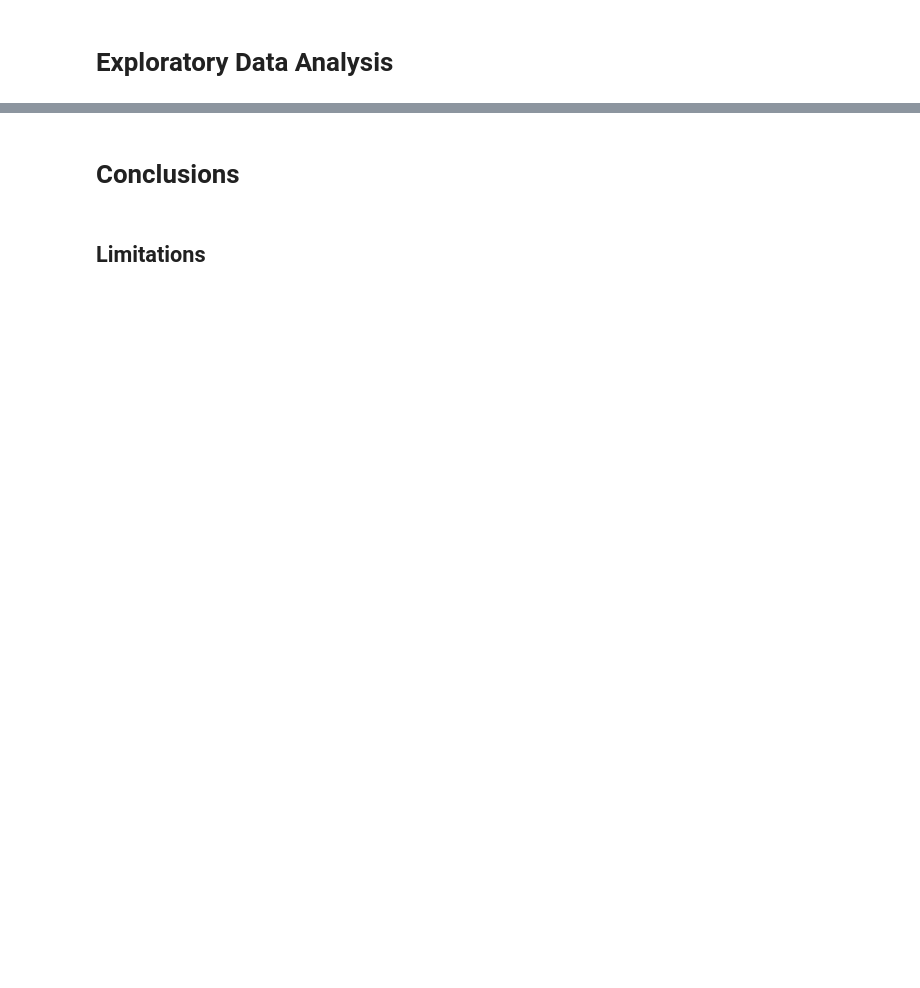
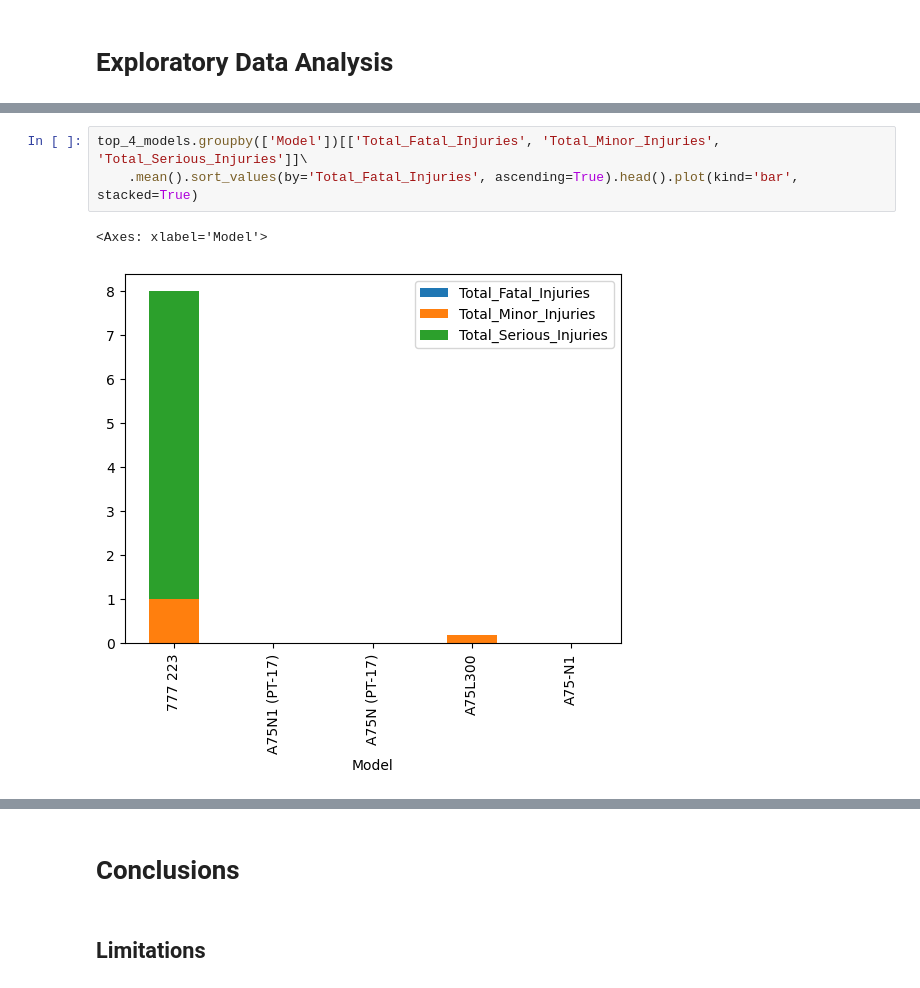
Before and after one commit to scarlettvalentin/aviation_project, a Jupyter notebook: notebook.ipynb, the cells around one changed output, grey strips where cells are left out. Drawn from its saved outputs; the diff is of its cells as text; blank space fills up the shorter version.

```diff
--- a/notebook.ipynb
+++ b/notebook.ipynb
@@ -8,0 +334,6 @@
+# %%
+top_4_models.groupby(['Model'])[['Total_Fatal_Injuries', 'Total_Minor_Injuries', 'Total_Serious_Injuries']]\
+    .mean().sort_values(by='Total_Fatal_Injuries', ascending=True).head().plot(kind='bar', stacked=True)
+# %% [output]
+<Axes: xlabel='Model'>
+[figure, added]
```
Also changed, not shown: parts of 45 cells of this notebook.
